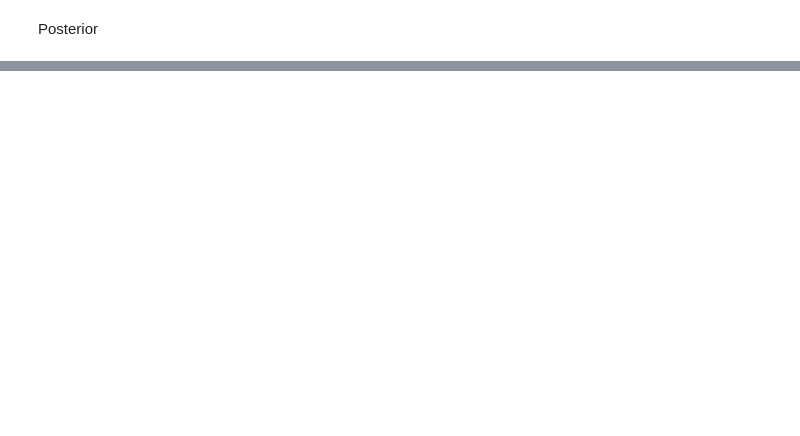
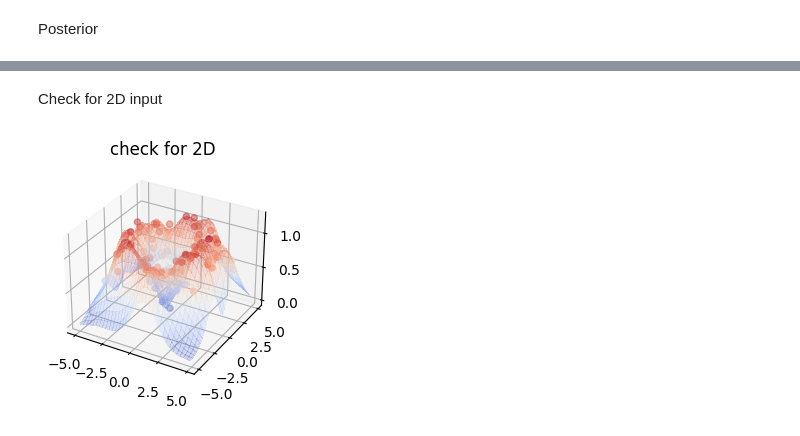
Before and after one commit to wzh-miasanmia/jax_mobo, a Jupyter notebook: jax_sobo/gp.ipynb, the cells around one changed output, grey strips where cells are left out. Drawn from its saved outputs; the diff is of its cells as text; code cells hidden in the pictures; blank space fills up the shorter version.

```diff
--- a/jax_sobo/gp.ipynb
+++ b/jax_sobo/gp.ipynb
@@ -58,0 +65,19 @@ gp.plot_gp(mu_s, cov_s, X, X_train=X_train, Y_train=Y_train, samples=samples)
+# %% [markdown]
+Check for 2D input
+# %%
+key = random.PRNGKey(42)
+noise_2D = 0.1
+
+rx, ry = jnp.arange(-5, 5, 0.3), jnp.arange(-5, 5, 0.3)
+gx, gy = jnp.meshgrid(rx, ry)
+
+X_2D = jnp.column_stack((gx.ravel(), gy.ravel()))
+
+X_2D_train = random.uniform(key, (100, 2), minval=-4, maxval=4)
+Y_2D_train = jnp.sin(0.5 * jnp.linalg.norm(X_2D_train, axis=1)) + \
+             noise_2D * random.normal(key, (len(X_2D_train),))
+mu_s, _ = gp.posterior(X_2D, X_2D_train, Y_2D_train, sigma_y=noise_2D)
+gp.plot_gp_2D(gx, gy, mu_s, X_2D_train, Y_2D_train,
+           f'check for 2D', 1)
+# %% [output]
+[figure, added]
```
Also changed, not shown: parts of 6 cells of this notebook, 3 other files.
